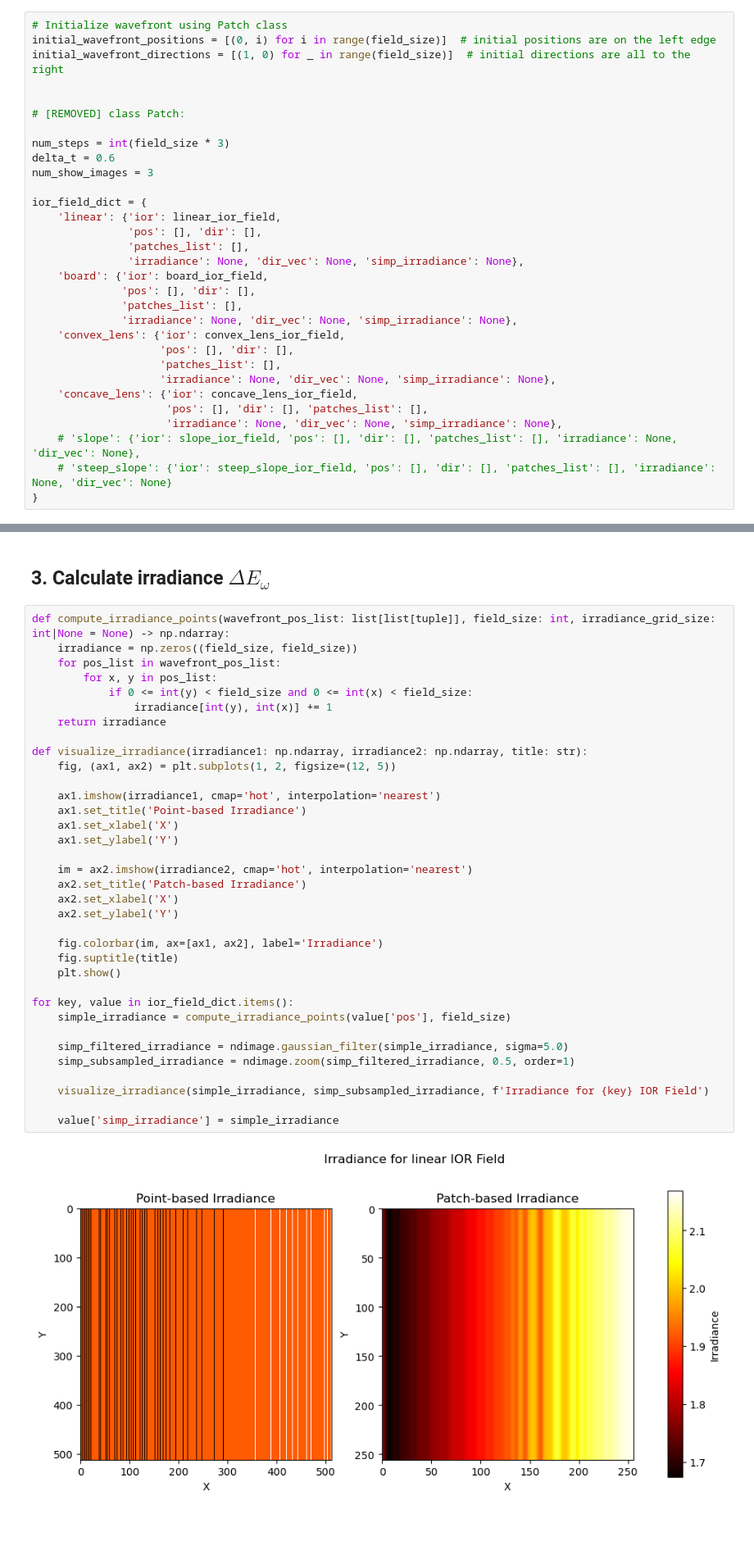
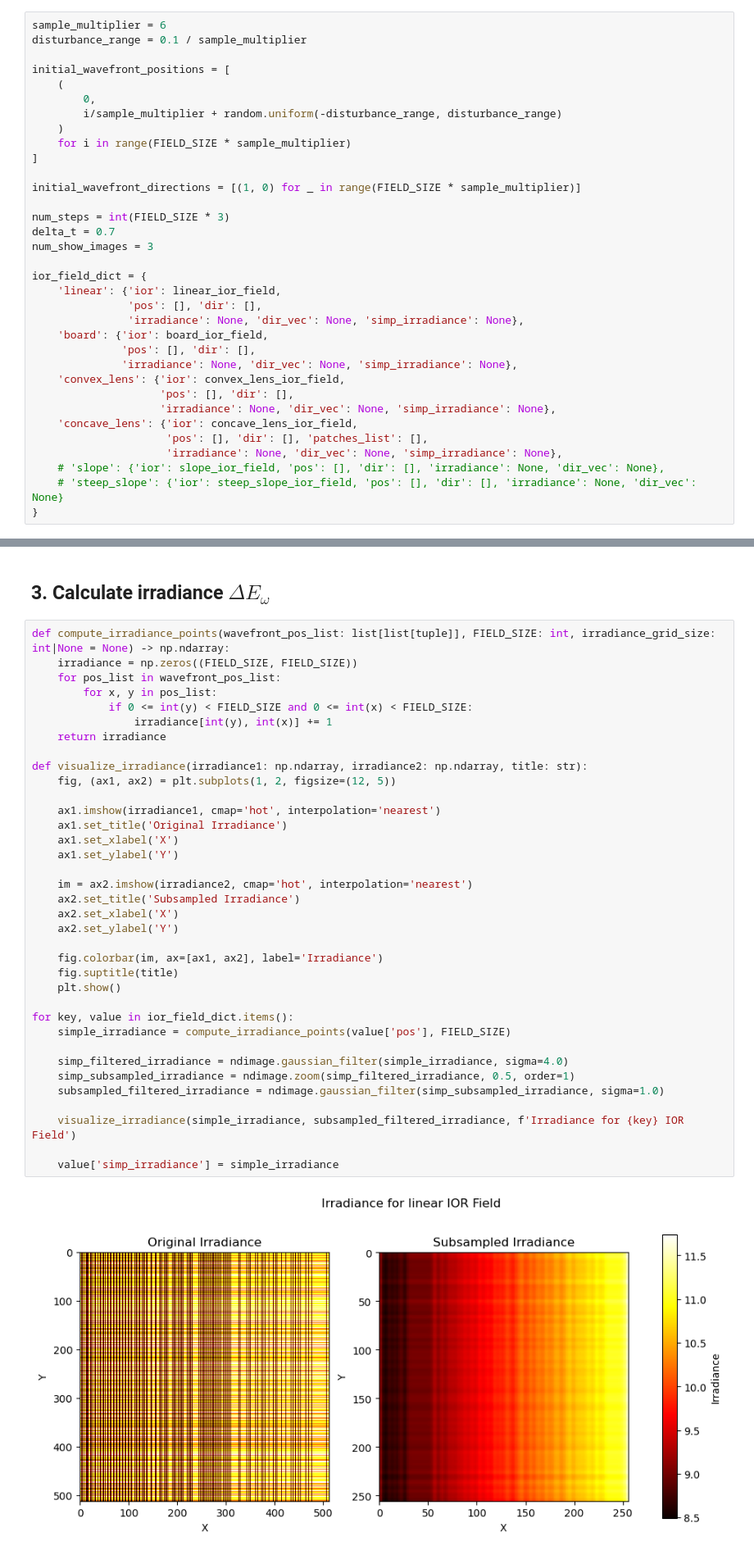
Before and after one commit to swirling-wind/demo-eikonal, a Jupyter notebook: wavefront_propagation(only-points).ipynb, the cells around one changed output, grey strips where cells are left out. Shown: that part at 82% size. Drawn from its saved outputs; the diff is of its cells as text; blank space fills up the shorter version.

```diff
--- a/wavefront_propagation(only-points).ipynb
+++ b/wavefront_propagation(only-points).ipynb
@@ -118,34 +114,37 @@ plt.show()
 # %% [markdown]
 ## 2. Adaptive wavefront propagation
 # %%
-# Initialize wavefront using Patch class
-initial_wavefront_positions = [(0, i) for i in range(field_size)]  # initial positions are on the left edge
-initial_wavefront_directions = [(1, 0) for _ in range(field_size)]  # initial directions are all to the right
+sample_multiplier = 6
+disturbance_range = 0.1 / sample_multiplier
 
+initial_wavefront_positions = [
+    (
+        0,
+        i/sample_multiplier + random.uniform(-disturbance_range, disturbance_range)
+    )
+    for i in range(FIELD_SIZE * sample_multiplier)
+]
 
-# [REMOVED] class Patch:
+initial_wavefront_directions = [(1, 0) for _ in range(FIELD_SIZE * sample_multiplier)]
 
-num_steps = int(field_size * 3)
-delta_t = 0.6
+num_steps = int(FIELD_SIZE * 3)
+delta_t = 0.7
 num_show_images = 3
 
 ior_field_dict = {
     'linear': {'ior': linear_ior_field,
                'pos': [], 'dir': [],
-               'patches_list': [],
                'irradiance': None, 'dir_vec': None, 'simp_irradiance': None},
     'board': {'ior': board_ior_field,
               'pos': [], 'dir': [],
-              'patches_list': [],
               'irradiance': None, 'dir_vec': None, 'simp_irradiance': None},
     'convex_lens': {'ior': convex_lens_ior_field,
                     'pos': [], 'dir': [],
-                    'patches_list': [],
                     'irradiance': None, 'dir_vec': None, 'simp_irradiance': None},
     'concave_lens': {'ior': concave_lens_ior_field,
                      'pos': [], 'dir': [], 'patches_list': [],
                      'irradiance': None, 'dir_vec': None, 'simp_irradiance': None},
-    # 'slope': {'ior': slope_ior_field, 'pos': [], 'dir': [], 'patches_list': [], 'irradiance': None, 'dir_vec': None},
-    # 'steep_slope': {'ior': steep_slope_ior_field, 'pos': [], 'dir': [], 'patches_list': [], 'irradiance': None, 'dir_vec': None}
+    # 'slope': {'ior': slope_ior_field, 'pos': [], 'dir': [], 'irradiance': None, 'dir_vec': None},
+    # 'steep_slope': {'ior': steep_slope_ior_field, 'pos': [], 'dir': [], 'irradiance': None, 'dir_vec': None}
 }
 # %% [markdown]
@@ -223,39 +221,40 @@ for key, value in ior_field_dict.items():
 # %% [markdown]
 ## 3. Calculate irradiance $\Delta E_{\omega}$
 # %%
-def compute_irradiance_points(wavefront_pos_list: list[list[tuple]], field_size: int, irradiance_grid_size: int|None = None) -> np.ndarray:
-    irradiance = np.zeros((field_size, field_size))
+def compute_irradiance_points(wavefront_pos_list: list[list[tuple]], FIELD_SIZE: int, irradiance_grid_size: int|None = None) -> np.ndarray:
+    irradiance = np.zeros((FIELD_SIZE, FIELD_SIZE))
     for pos_list in wavefront_pos_list:
         for x, y in pos_list:
-            if 0 <= int(y) < field_size and 0 <= int(x) < field_size:
+            if 0 <= int(y) < FIELD_SIZE and 0 <= int(x) < FIELD_SIZE:
                 irradiance[int(y), int(x)] += 1
     return irradiance
 
 def visualize_irradiance(irradiance1: np.ndarray, irradiance2: np.ndarray, title: str):
     fig, (ax1, ax2) = plt.subplots(1, 2, figsize=(12, 5))
 
     ax1.imshow(irradiance1, cmap='hot', interpolation='nearest')
-    ax1.set_title('Point-based Irradiance')
+    ax1.set_title('Original Irradiance')
     ax1.set_xlabel('X')
     ax1.set_ylabel('Y')
 
     im = ax2.imshow(irradiance2, cmap='hot', interpolation='nearest')
-    ax2.set_title('Patch-based Irradiance')
+    ax2.set_title('Subsampled Irradiance')
     ax2.set_xlabel('X')
     ax2.set_ylabel('Y')
 
     fig.colorbar(im, ax=[ax1, ax2], label='Irradiance')
     fig.suptitle(title)
     plt.show()
 
 for key, value in ior_field_dict.items():
-    simple_irradiance = compute_irradiance_points(value['pos'], field_size)
+    simple_irradiance = compute_irradiance_points(value['pos'], FIELD_SIZE)
 
-    simp_filtered_irradiance = ndimage.gaussian_filter(simple_irradiance, sigma=5.0)
+    simp_filtered_irradiance = ndimage.gaussian_filter(simple_irradiance, sigma=4.0)
     simp_subsampled_irradiance = ndimage.zoom(simp_filtered_irradiance, 0.5, order=1)
+    subsampled_filtered_irradiance = ndimage.gaussian_filter(simp_subsampled_irradiance, sigma=1.0)
 
-    visualize_irradiance(simple_irradiance, simp_subsampled_irradiance, f'Irradiance for {key} IOR Field')
+    visualize_irradiance(simple_irradiance, subsampled_filtered_irradiance, f'Irradiance for {key} IOR Field')
 
     value['simp_irradiance'] = simple_irradiance
 # %% [output]
-[figure, old version]
+[figure, new version]
```
Also changed, not shown: parts of 10 cells of this notebook, 1 other file.
